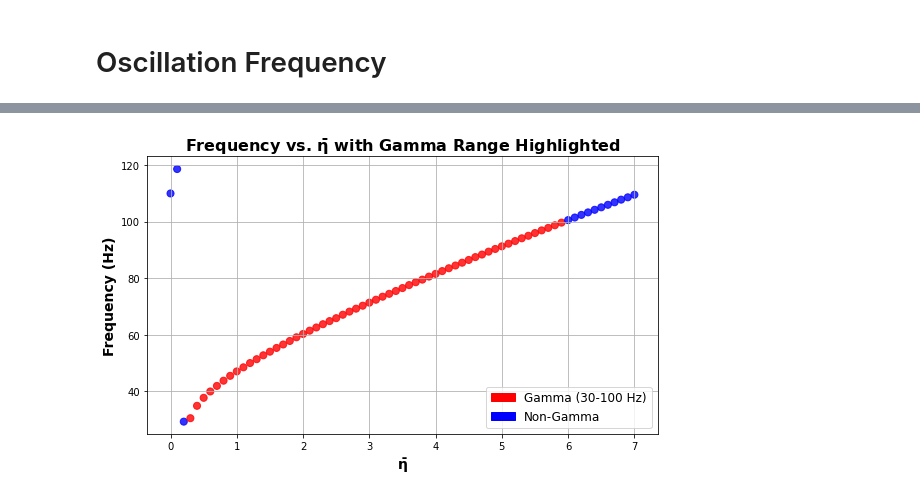
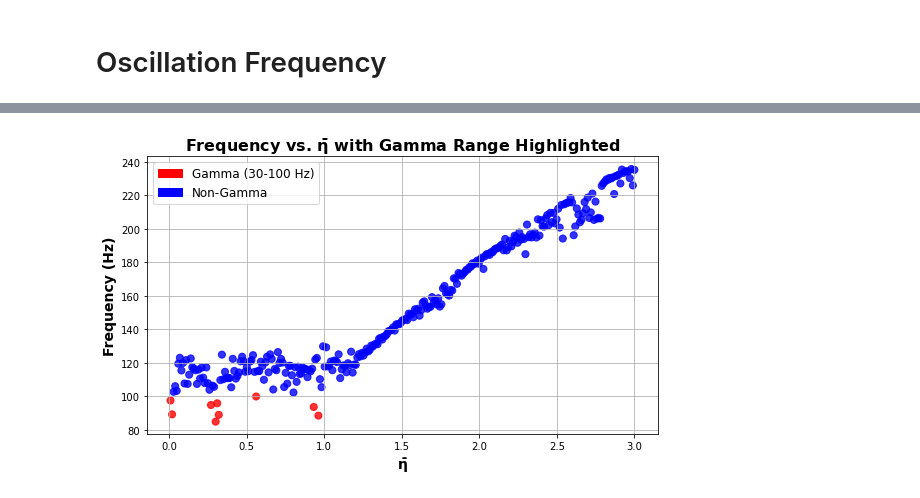
Before and after one commit to davidkelly2002/Final_Year_Thesis_Code, a Jupyter notebook: Bifurcation Analysis (Chapter 4).ipynb, the cells around one changed output, grey strips where cells are left out. Drawn from its saved outputs; the diff is of its cells as text; code cells hidden in the pictures.

```diff
--- a/Bifurcation Analysis (Chapter 4).ipynb
+++ b/Bifurcation Analysis (Chapter 4).ipynb
@@ -1401,7 +1240,50 @@ plt.show()
+# %%
+def compute_oscillation_frequency(t, r, t_transient=300.0):
+    """
+    Computes the dominant oscillation frequency of the signal r(t) after discarding an initial transient period.
+
+    Parameters:
+        t : array-like
+            Time array in milliseconds.
+        r : array-like
+            Signal array (e.g., firing rate) corresponding to times in t.
+        t_transient : float, optional
+            Time (in ms) before which data are discarded to remove the initial transient, default is 300 ms.
+
+    Returns:
+        freq_hz : float or None
+            The estimated frequency in Hz computed from the average inter-peak interval.
+            If fewer than two peaks are detected, returns None.
+    """
+    from scipy.signal import find_peaks
+    import numpy as np
+
+    # Discard data before t_transient
+    mask = t >= t_transient
+    if np.sum(mask) < 2:
+        return None
+
+    t_trim = t[mask]
+    r_trim = r[mask]
+
+    # Find the indices of the peaks in the trimmed signal
+    peaks, _ = find_peaks(r_trim, height=0)
+    if len(peaks) < 2:
+        return None  # Not enough peaks to compute period
+
+    # Compute the inter-peak intervals (in milliseconds)
+    peak_times = t_trim[peaks]
+    intervals = np.diff(peak_times)
+    avg_period_ms = np.mean(intervals)
+
+    # Convert average period to frequency in Hz (1 s = 1000 ms)
+    freq_hz = 1000.0 / avg_period_ms
+    return freq_hz
 # %%
-etaBar_test_values = np.linspace(0.0,7, 71)  # e.g., 0 to 1 in steps of 0.05
+etaBar_test_values = np.linspace(0.0,3,300)  # e.g., 0 to 1 in steps of 0.05
 frequencies = []
 gamma_range = []
+g = 0.2
 Delta = 0.02
 # Pick one specific initial condition
 init_cond = [0.05, -60, -15, 0.1, 0.1]
@@ -1483,4 +1365,4 @@ etaBar=7.00, freq=109.49 Hz, in gamma? False
-[figure, old version]
+[figure, new version]
 # %%
 
 etaBar_test_values = np.array(etaBar_test_values)
```
Also changed, not shown: parts of 31 cells of this notebook.
